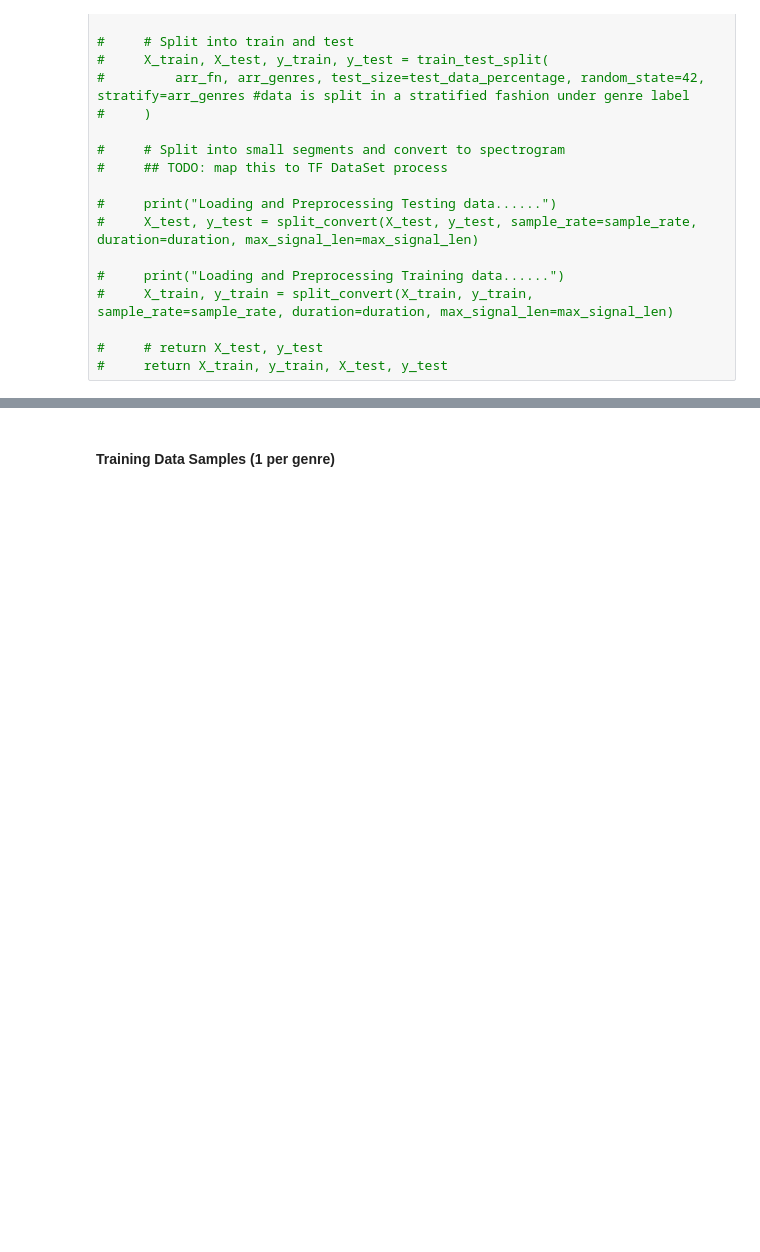
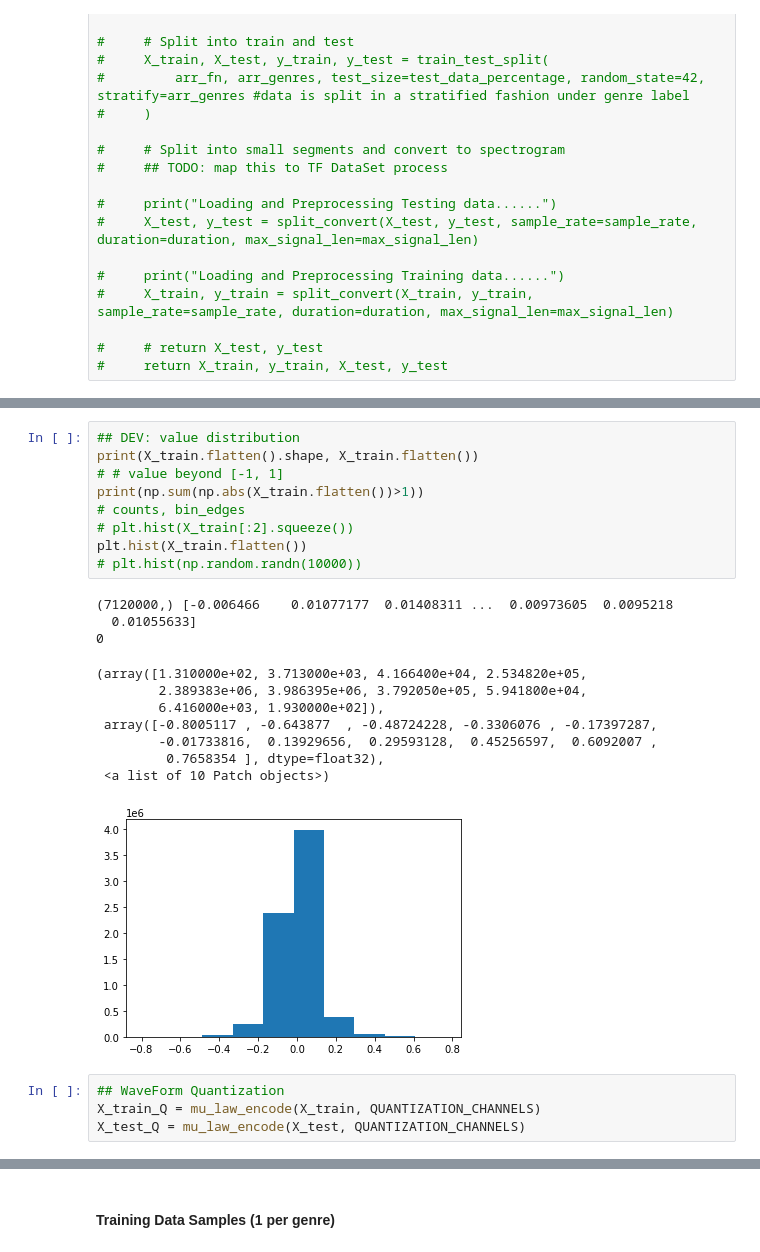
Before and after one commit to sunzeyucmu/VAE-based-Music--Deep-Generative-Models, a Jupyter notebook: notebooks/MusicGeneration_WavePlot.ipynb, the cells around one changed output, grey strips where cells are left out. Saved outputs shown, nothing was run; the diff lists cells and outputs as text; blank space fills up the shorter version.

```diff
--- a/notebooks/MusicGeneration_WavePlot.ipynb
+++ b/notebooks/MusicGeneration_WavePlot.ipynb
@@ -277,0 +332,25 @@ print(np.amax(X_train), np.amin(X_train))
+# %%
+## DEV: value distribution
+print(X_train.flatten().shape, X_train.flatten())
+# # value beyond [-1, 1]
+print(np.sum(np.abs(X_train.flatten())>1))
+# counts, bin_edges
+# plt.hist(X_train[:2].squeeze())
+plt.hist(X_train.flatten())
+# plt.hist(np.random.randn(10000))
+# %% [output]
+(7120000,) [-0.006466    0.01077177  0.01408311 ...  0.00973605  0.0095218
+  0.01055633]
+0
+(array([1.310000e+02, 3.713000e+03, 4.166400e+04, 2.534820e+05,
+        2.389383e+06, 3.986395e+06, 3.792050e+05, 5.941800e+04,
+        6.416000e+03, 1.930000e+02]),
+ array([-0.8005117 , -0.643877  , -0.48724228, -0.3306076 , -0.17397287,
+        -0.01733816,  0.13929656,  0.29593128,  0.45256597,  0.6092007 ,
+         0.7658354 ], dtype=float32),
+ <a list of 10 Patch objects>)
+[figure, added]
+# %%
+## WaveForm Quantization
+X_train_Q = mu_law_encode(X_train, QUANTIZATION_CHANNELS)
+X_test_Q = mu_law_encode(X_test, QUANTIZATION_CHANNELS)
```
Also changed, not shown: parts of 49 cells of this notebook, 1 other file.
